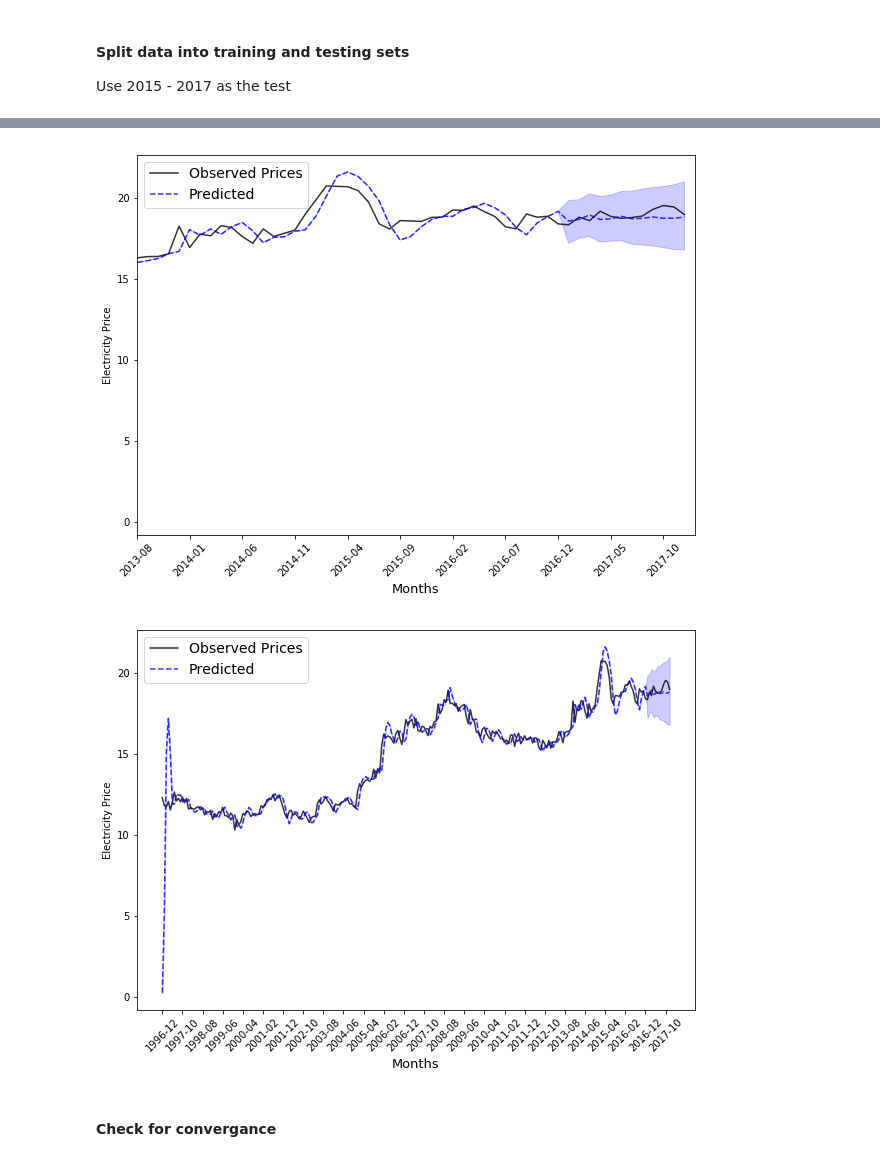
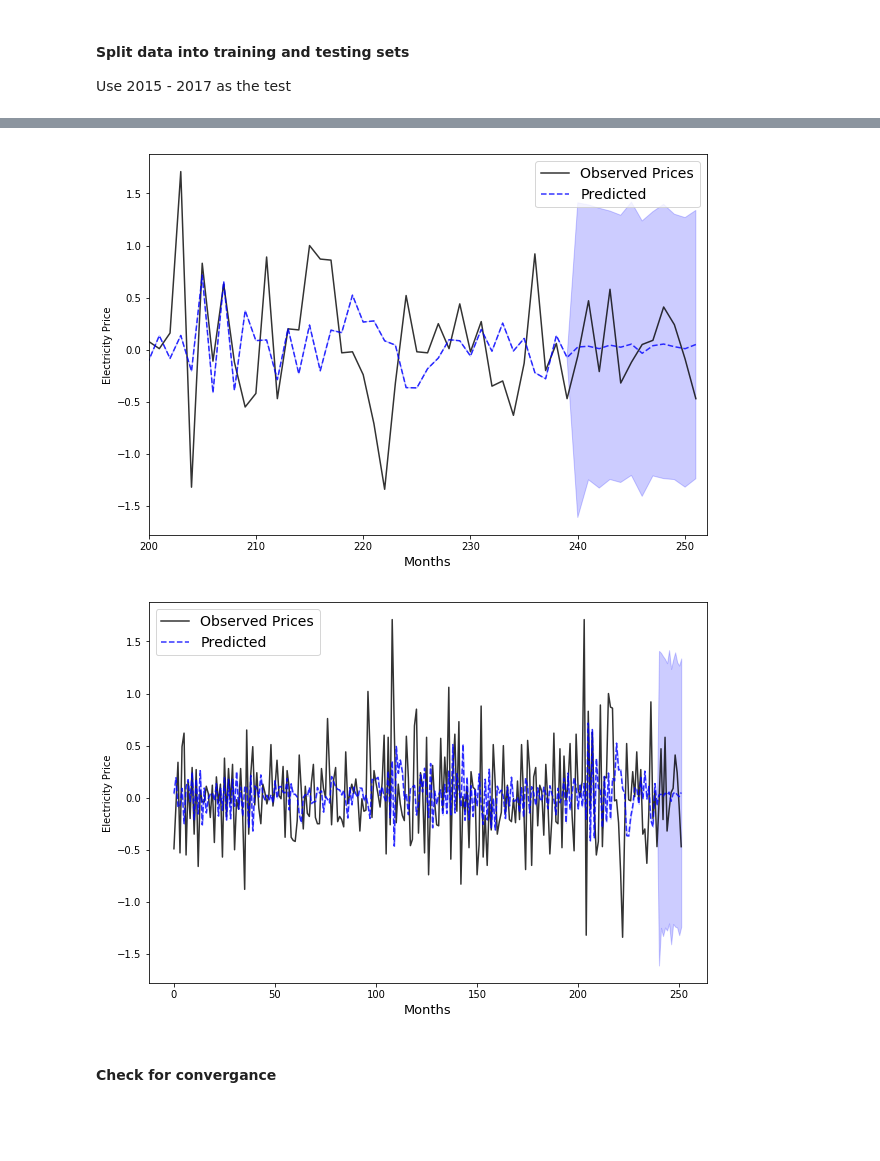
Before and after one commit to ahotaling/STAT_330_Project, a Jupyter notebook: Notebooks/Bayesian_Model_Exploration.ipynb, the cells around one changed output, grey strips where cells are left out. Drawn from its saved outputs; the diff is of its cells as text; code cells hidden in the pictures; blank space fills up the shorter version.

Commit message:
adjusted plot

```diff
--- a/Notebooks/Bayesian_Model_Exploration.ipynb
+++ b/Notebooks/Bayesian_Model_Exploration.ipynb
@@ -380,7 +380,7 @@ generated quantities{
 #### Split data into training and testing sets
 Use 2015 - 2017 as the test
 # %%
-path_model = figpath + 'arima(1,1,0)/'
+path_model = figpath + 'arima(4,1,2)/'
 text_file = open(path_model+"diagnositics.txt", "w")
 # %%
 y = list(observed_data['Electricity Price'])
@@ -393,5 +393,5 @@ z_1 = [y[i] - y[i-1] for i in range(1,len(y))] # data with differencing of 1 lag
 z_1_train = z_1[:-forecast_length]
 z_1_test = z_1[-forecast_length:]
 dates = list(observed_data.Datetime.map(lambda x: x.strftime('%Y-%m')))
-P = 1
-Q =0
+P = 4
+Q =2
@@ -398,5 +400,5 @@ Q =0
 # %%
-m2_data = {'T':len(z_1_train), 'K':1, 'P':P, 'Q':Q, 'Y':np.asarray(train_y).reshape(len(train_y), 1),
+m2_data = {'T':len(z_1_train), 'K':1, 'P':P, 'Q':Q, 'Y':np.asarray(z_1_train).reshape(len(z_1_train), 1),
            "mu_prior_location": 0, 'mu_prior_scale':100, 'sigma_prior_location': .1, 'sigma_prior_scale':1,
            'phi_prior_location':[0]*P, 'phi_prior_scale':[100]*P, 'theta_prior_location':0, 'theta_prior_scale':100, 'T_new': 12}
 # %%
@@ -425,12 +427,12 @@ WARNING:pystan:Run again with max_treedepth larger than 10 to avoid saturation
 # %%
 prediction = [np.percentile(fit.extract(permuted=True)['y_pred'], q=[2.5, 97.5], axis=0), np.mean(fit.extract(permuted=True)['y_pred'], axis = 0)]
-prediction_plots(dates, y, prediction, 12, xlim = [200, len(y)], differenced = False, save = True, path = path_model+'forecast_zoomed.png', n_months_to_show = 5)
+prediction_plots(dates, z_1, prediction, 12, xlim = [200, len(z_1)], differenced = True, save = True, path = path_model+'forecast_zoomed.png', n_months_to_show = 5)
 # %% [output]
-[figure, old version]
+[figure, new version]
 # %%
-prediction_plots(dates, y, prediction, 12, xlim = None, differenced = False, save = True, path = path_model+'forecast.png', n_months_to_show = 10)
+prediction_plots(dates, z_1, prediction, 12, xlim = None, differenced = True, save = True, path = path_model+'forecast.png', n_months_to_show = 10)
 # %% [output]
-[figure, old version]
+[figure, new version]
 # %% [markdown]
 #### Check for convergance
 # %%
```
Also changed, not shown: parts of 12 cells of this notebook, 49 other files.
